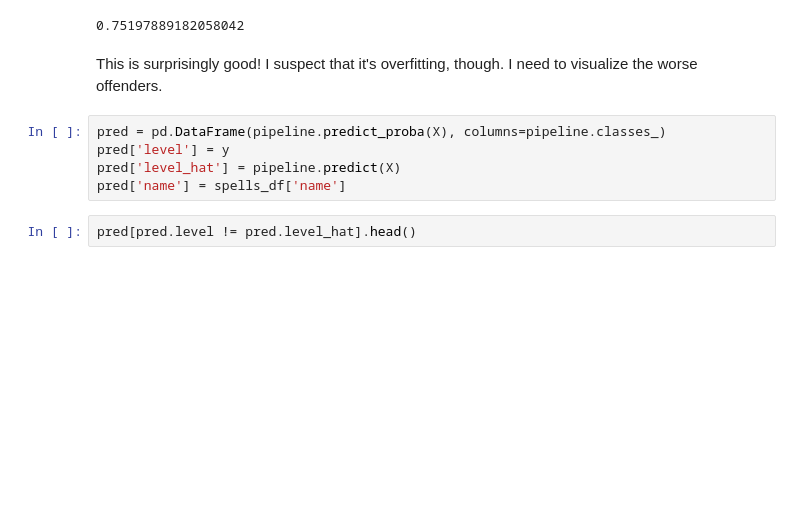
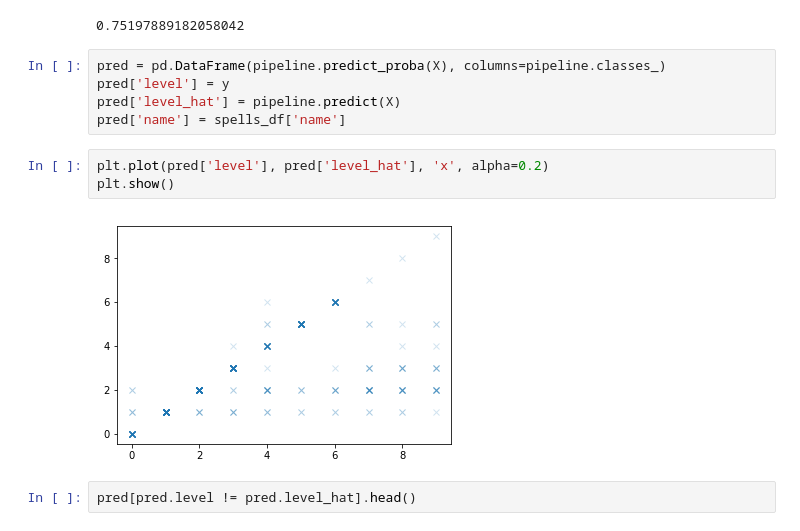
Before and after one commit to wisygig/cr, a Jupyter notebook: Text data.ipynb, the cells around one changed output. Drawn from its saved outputs; the diff is of its cells as text; blank space fills up the shorter version.

```diff
--- a/Text data.ipynb
+++ b/Text data.ipynb
@@ -301,13 +301,16 @@ Pipeline(memory=None,
 pipeline.score(X, y)
 # %% [output]
 0.75197889182058042
-# %% [markdown]
-This is surprisingly good! I suspect that it's overfitting, though. I need to visualize the worse offenders.
 # %%
 pred = pd.DataFrame(pipeline.predict_proba(X), columns=pipeline.classes_)
 pred['level'] = y
 pred['level_hat'] = pipeline.predict(X)
 pred['name'] = spells_df['name']
+# %%
+plt.plot(pred['level'], pred['level_hat'], 'x', alpha=0.2)
+plt.show()
+# %% [output]
+[figure, added]
 # %%
 pred[pred.level != pred.level_hat].head()
 # %% [output]
```
Also changed, not shown: parts of 18 cells of this notebook, 1 other file.
